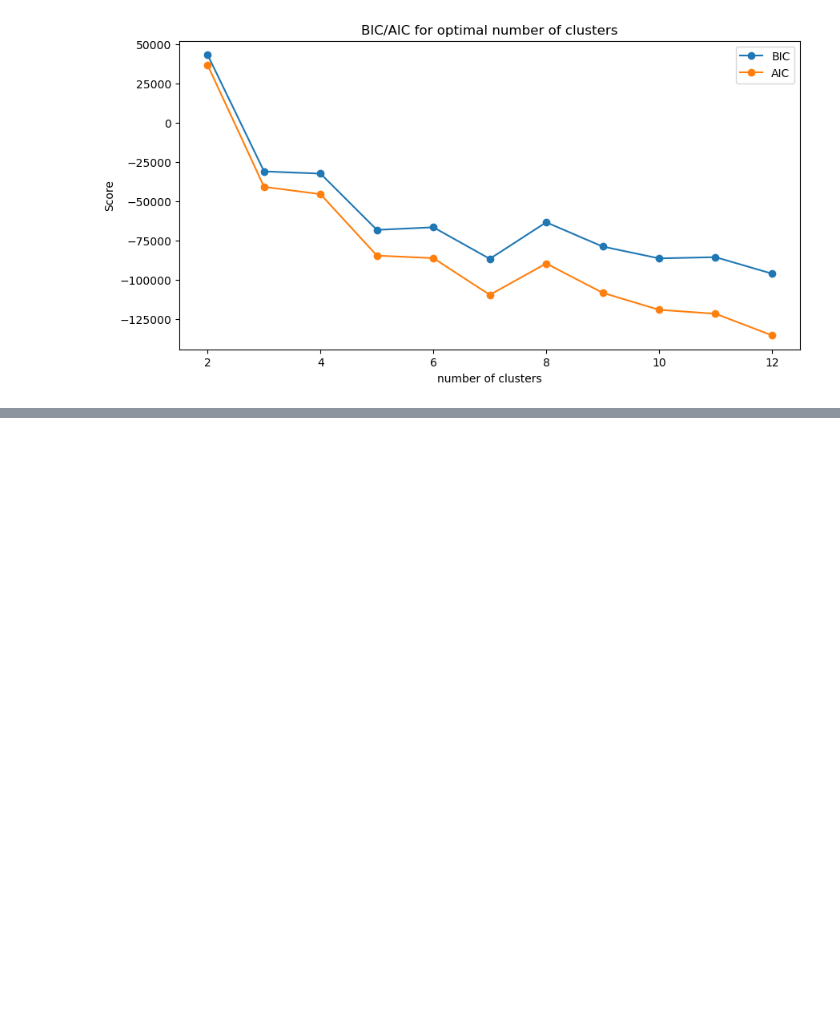
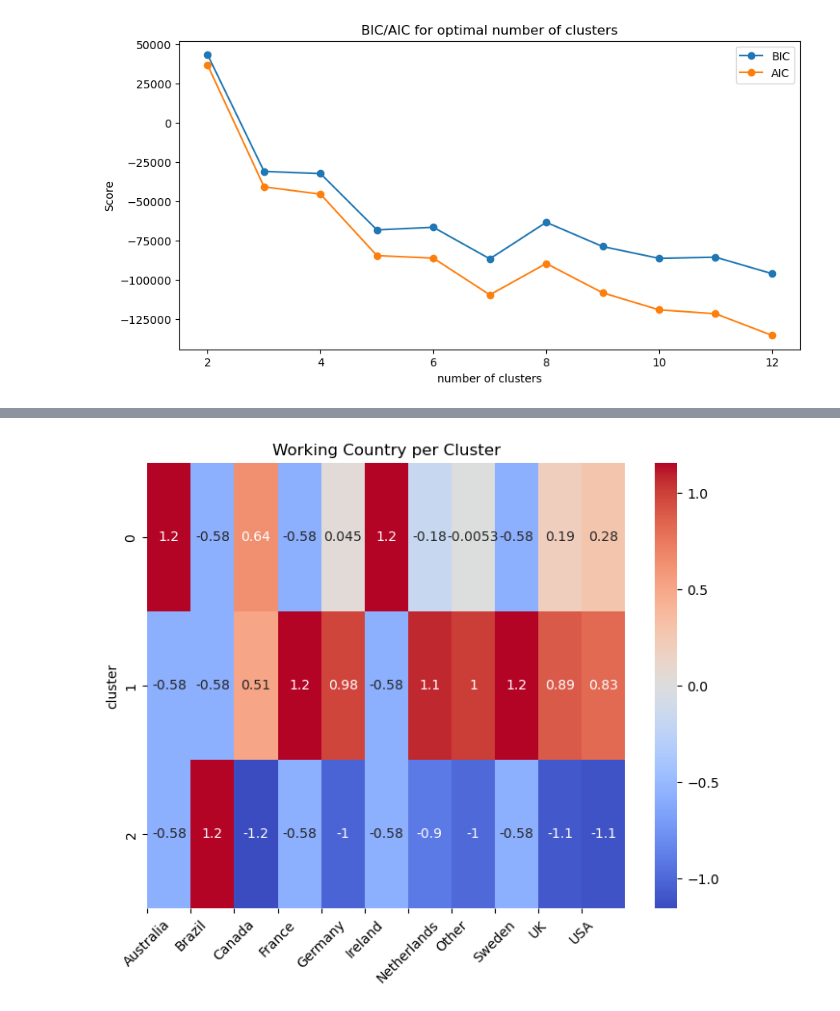
Before and after one commit to thedawid999/Health-Analysis, a Jupyter notebook: code/3_training.ipynb, the cells around one changed output, grey strips where cells are left out. Cells and saved outputs as stored; diff of their text form; code cells hidden in the pictures; blank space fills up the shorter version.

```diff
--- a/code/3_training.ipynb
+++ b/code/3_training.ipynb
@@ -78,0 +251,25 @@ k = 10, Silhouette Score = 0.1081
+# %%
+### working country across all clusters
+features = [
+    "What country do you work in?_Australia",
+    "What country do you work in?_Brazil",
+    "What country do you work in?_Canada",
+    "What country do you work in?_France",
+    "What country do you work in?_Germany",
+    "What country do you work in?_Ireland",
+    "What country do you work in?_Netherlands",
+    "What country do you work in?_Other",
+    "What country do you work in?_Sweden",
+    "What country do you work in?_United Kingdom",
+    "What country do you work in?_United States of America"
+]
+
+plt.figure(figsize=(8, 6))
+sns.heatmap(cluster_means_std[features], cmap="coolwarm", center=0, annot=True)
+plt.title("Working Country per Cluster")
+new_labels = ["Australia", "Brazil", "Canada", "France", "Germany", "Ireland", "Netherlands", "Other", "Sweden", "UK", "USA"]
+plt.xticks(ticks=range(len(new_labels)), labels=new_labels, rotation=45)
+plt.savefig("working_country_per_cluster.png", dpi=300, bbox_inches="tight")
+plt.show()
+# %% [output]
+[figure, added]
```
Also changed, not shown: parts of 21 cells of this notebook, 8 other files.
